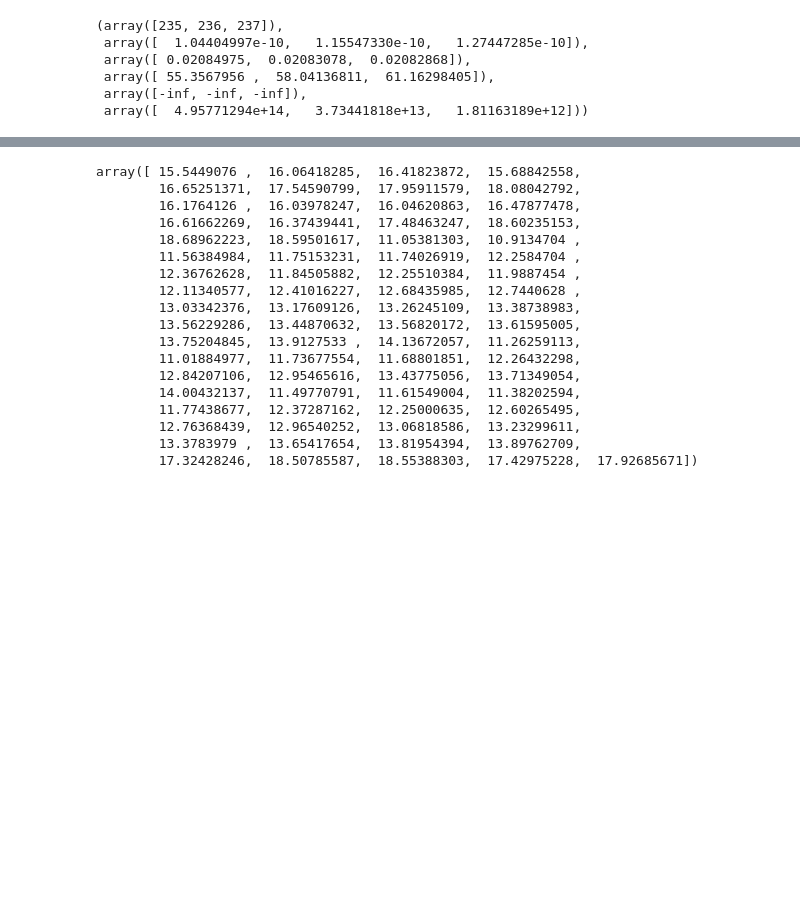
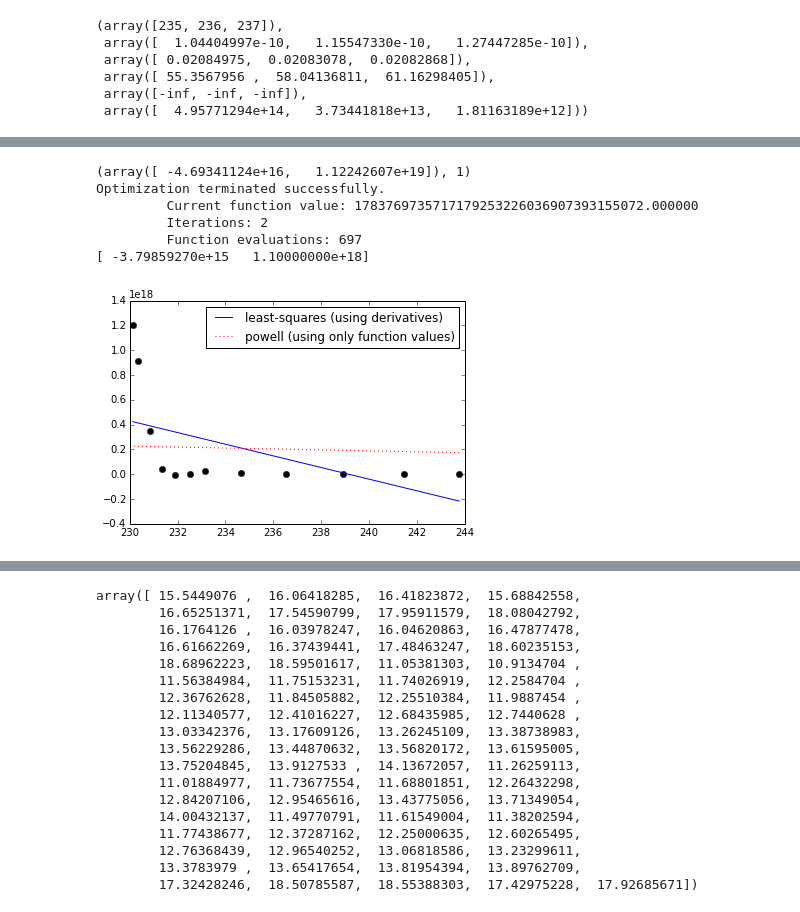
Before and after one commit to Niloo1371/Finding_droplets, a Jupyter notebook: Examples/interfacial_energy.ipynb, the cells around one changed output, grey strips where cells are left out. Saved outputs shown, nothing was run; the diff lists cells and outputs as text; code cells hidden in the pictures; blank space fills up the shorter version.

```diff
--- a/Examples/interfacial_energy.ipynb
+++ b/Examples/interfacial_energy.ipynb
@@ -555,3 +696,34 @@ Lab data (Mar-Dec 2020) + Murray (2021) + Laksmono (2014) - linear fit
+# %%
+J_fit_lin = lambda T_arr, k, m : k*np.hstack(T_arr) + m
+errfunc_lsq = lambda p, T, data: J_fit_lin(T, p[0], p[1]) - np.hstack(data)
+errfunc_pow = lambda p, T, data: np.sum((J_fit_lin(T, p[0], p[1]) - np.hstack(data))**2)
+#p0 = [-np.log(1.1e16), np.log(1.1e18)]
+p0 = [-1.1e16, 1.1e18]
+#opt_params = optimize.leastsq(errfunc_lsq, p0, args=(T1, np.arange(len(J1))), xtol=1e-10, ftol=1e-10)
+opt_params = optimize.leastsq(errfunc_lsq, p0, args=(T1, J1), xtol=1e-10, ftol=1e-10)
+J_fit_lsq = J_fit_lin(T1, opt_params[0][0], opt_params[0][1])
+print(opt_params)
+#optimize.fmin_powell?
+#opt_params = optimize.fmin_powell(errfunc_pow, p0, args=(T1, np.arange(len(J1))), xtol=1e-11, ftol=1e-11, disp=1)
+opt_params = optimize.fmin_powell(errfunc_pow, p0, args=(T1, J1), xtol=1e-20, ftol=1e-20, disp=1)
+J_fit_pow = J_fit_lin(T1, opt_params[0], opt_params[1])
+print(opt_params)
+
+plt.figure()
+#plt.plot(T1, np.arange(len(J1)), 'ko')
+plt.plot(T1, J1, 'ko')
+plt.plot(T1, J_fit_lsq, 'b-', label='least-squares (using derivatives)')
+plt.plot(T1, J_fit_pow, 'r:', label='powell (using only function values)')
+plt.legend(loc='upper right')
+plt.show()
+# %% [output]
+(array([ -4.69341124e+16,   1.12242607e+19]), 1)
+Optimization terminated successfully.
+         Current function value: 1783769735717179253226036907393155072.000000
+         Iterations: 2
+         Function evaluations: 697
+[ -3.79859270e+15   1.10000000e+18]
+[figure, added]
 # %%
 T_arr = np.arange(225,240,0.01)
 
```
Also changed, not shown: parts of 22 cells of this notebook.
